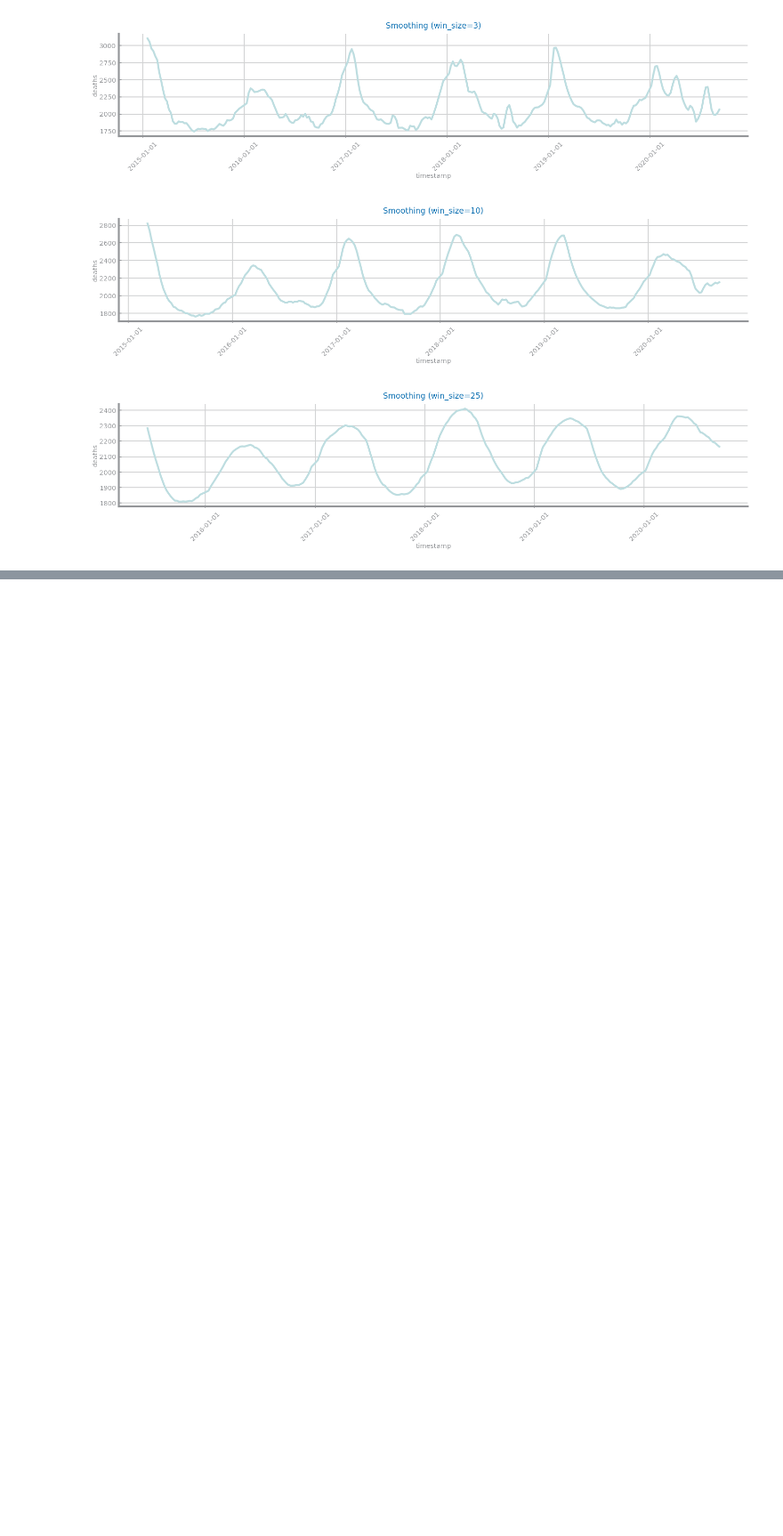
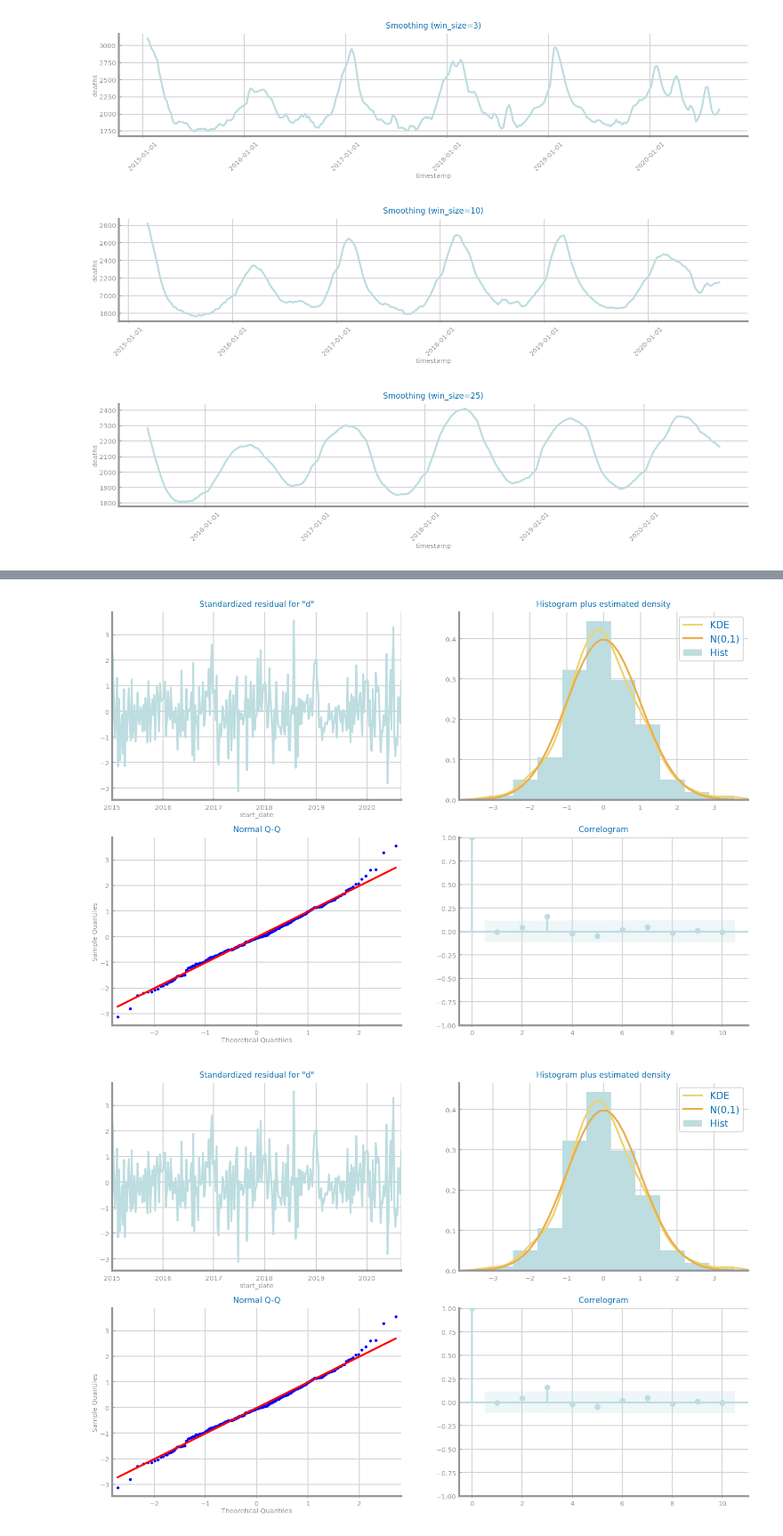
Before and after one commit to filipesousaist/ds_project, a Jupyter notebook: ts_dataset2/Deaths-pt.ipynb, the cells around one changed output, grey strips where cells are left out. Shown at 89% size. Saved outputs shown, nothing was run; the diff lists cells and outputs as text; code cells hidden in the pictures; blank space fills up the shorter version.

```diff
--- a/ts_dataset2/Deaths-pt.ipynb
+++ b/ts_dataset2/Deaths-pt.ipynb
@@ -233,0 +283,5 @@ plt.show()
+# %%
+results.plot_diagnostics(figsize=(FIG_WIDTH, 4*FIG_HEIGHT))
+# %% [output]
+[figure, added]
+[figure, added]
```
Also changed, not shown: parts of 7 cells of this notebook, 2 other files.
